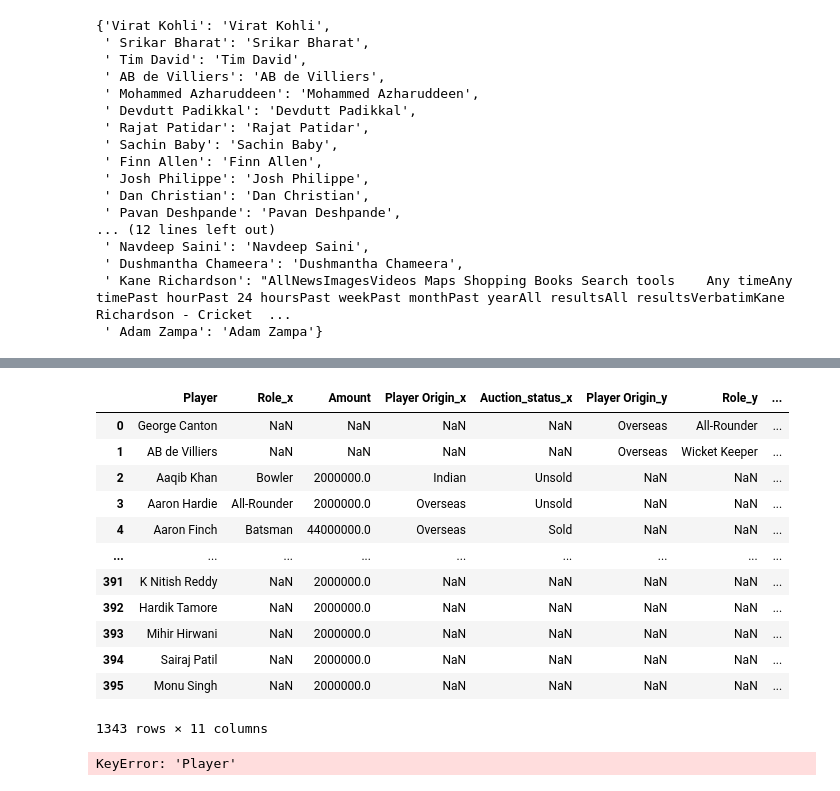
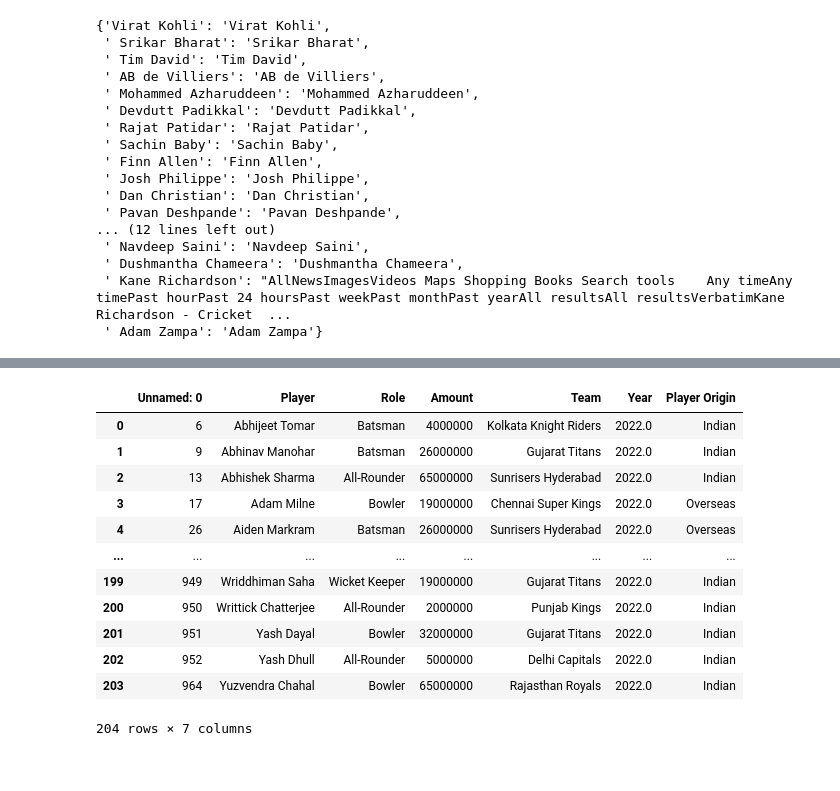
Before and after one commit to DyuthiVivek/IPL-auction-optimization-model, a Jupyter notebook: player_performance.ipynb, the cells around one changed output, grey strips where cells are left out. Cells and saved outputs as stored; diff of their text form; code cells hidden in the pictures.

```diff
--- a/player_performance.ipynb
+++ b/player_performance.ipynb
@@ -1167,3 +1218,5 @@ unsoldPlayers_latest_records_df
+# %%
+auction_data= pd.read_csv('2022_auction_records.csv')
 # %%
 players = pd.read_csv('player_performance_index.csv', index_col=0)
 players.columns = ['Player', 'average_batting_performance_index',
@@ -1251,26 +1240,16 @@ retainedPlayers_latest_records['Auction_status'] = 'Retained'
-# %%
-#Merging auction and latest record dataset
-latest_records_soldPlusRetained = pd.merge(latest_records, retainedPlayers_latest_records, on='Player', how='outer')
-
-#Concatenating sold and unsold players
-latest_records = pd.concat([latest_records_soldPlusRetained, unsoldPlayers_latest_records])
-latest_records
-# %% [output]
-|  | Player | Role_x | Amount | Player Origin_x | Auction_status_x | Player Origin_y | Role_y | ... |
-| 0 | George Canton | NaN | NaN | NaN | NaN | Overseas | All-Rounder | ... |
-| 1 | AB de Villiers | NaN | NaN | NaN | NaN | Overseas | Wicket Keeper | ... |
-| 2 | Aaqib Khan | Bowler | 2000000.0 | Indian | Unsold | NaN | NaN | ... |
-| 3 | Aaron Hardie | All-Rounder | 2000000.0 | Overseas | Unsold | NaN | NaN | ... |
-| 4 | Aaron Finch | Batsman | 44000000.0 | Overseas | Sold | NaN | NaN | ... |
-| ... | ... | ... | ... | ... | ... | ... | ... | ... |
-| 391 | K Nitish Reddy | NaN | 2000000.0 | NaN | NaN | NaN | NaN | ... |
-| 392 | Hardik Tamore | NaN | 2000000.0 | NaN | NaN | NaN | NaN | ... |
-| 393 | Mihir Hirwani | NaN | 2000000.0 | NaN | NaN | NaN | NaN | ... |
-| 394 | Sairaj Patil | NaN | 2000000.0 | NaN | NaN | NaN | NaN | ... |
-| 395 | Monu Singh | NaN | 2000000.0 | NaN | NaN | NaN | NaN | ... |
-1343 rows × 11 columns
-# %%
-final_df = pd.merge(players, latest_records, on='Player', how='left')
-#We are using left merge since we want to preserve all the players from the 'players' dataset, but only enrich them with additional data from the 'latest records' dataset
-# %% [output]
-KeyError: 'Player'
+# %%
+auction_data
+# %% [output]
+|  | Unnamed: 0 | Player | Role | Amount | Team | Year | Player Origin |
+| 0 | 6 | Abhijeet Tomar | Batsman | 4000000 | Kolkata Knight Riders | 2022.0 | Indian |
+| 1 | 9 | Abhinav Manohar | Batsman | 26000000 | Gujarat Titans | 2022.0 | Indian |
+| 2 | 13 | Abhishek Sharma | All-Rounder | 65000000 | Sunrisers Hyderabad | 2022.0 | Indian |
+| 3 | 17 | Adam Milne | Bowler | 19000000 | Chennai Super Kings | 2022.0 | Overseas |
+| 4 | 26 | Aiden Markram | Batsman | 26000000 | Sunrisers Hyderabad | 2022.0 | Overseas |
+| ... | ... | ... | ... | ... | ... | ... | ... |
+| 199 | 949 | Wriddhiman Saha | Wicket Keeper | 19000000 | Gujarat Titans | 2022.0 | Indian |
+| 200 | 950 | Writtick Chatterjee | All-Rounder | 2000000 | Punjab Kings | 2022.0 | Indian |
+| 201 | 951 | Yash Dayal | Bowler | 32000000 | Gujarat Titans | 2022.0 | Indian |
+| 202 | 952 | Yash Dhull | All-Rounder | 5000000 | Delhi Capitals | 2022.0 | Indian |
+| 203 | 964 | Yuzvendra Chahal | Bowler | 65000000 | Rajasthan Royals | 2022.0 | Indian |
+204 rows × 7 columns
```
Also changed, not shown: parts of 47 cells of this notebook, 8 other files.
